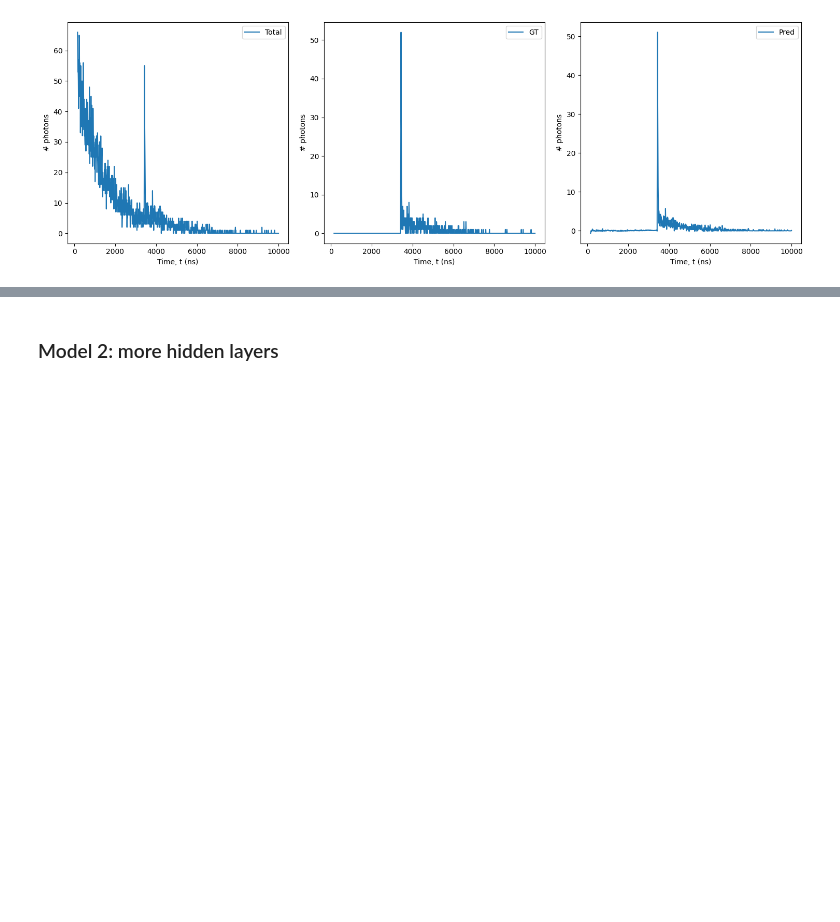
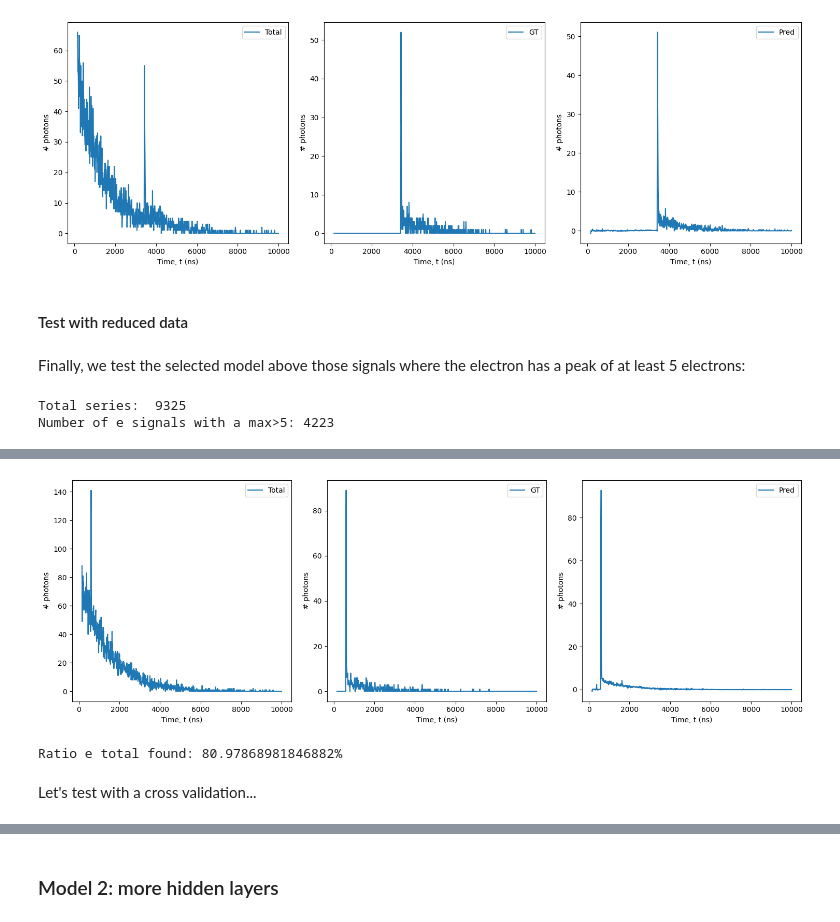
Before and after one commit to JaviGamero/LArTPC_Calibration, a Jupyter notebook: scripts/python/signalDecompose/DL_Algorithms.ipynb, the cells around one changed output, grey strips where cells are left out. Drawn from its saved outputs; the diff is of its cells as text; code cells hidden in the pictures; blank space fills up the shorter version.

Commit message:
Test with data reduced

```diff
--- a/scripts/python/signalDecompose/DL_Algorithms.ipynb
+++ b/scripts/python/signalDecompose/DL_Algorithms.ipynb
@@ -306,7 +306,8 @@ Function to test a model:
 # %%
 def testModel(model, history, X_test, y_test):
 
-    NN_trainPlot(history)
+    if history!=None:
+        NN_trainPlot(history)
 
     y_pred = model.predict(X_test)
     y_pred = y_pred[:,:,0] # adjust to (n_samples, n_timesteps)
@@ -656,3 +660,30 @@ v = [X_test[i,:,0], y_test[i,:], np.array(y_pred[i,:])]
 plotSignals(t, v, ['Total', 'GT', 'Pred'], sep='True', figsize=(15,5))
 # %% [output]
 [figure]
+# %% [markdown]
+#### Test with reduced data
+# %% [markdown]
+Finally, we test the selected model above those signals where the electron has
+a peak of at least 5 electrons:
+# %%
+max_photons = 5
+max_values = e_signals.max(axis=1)
+
+mask = max_values > max_photons # True those with a maximum > max_photons
+e_idxs = mask[mask==True].index.values
+
+print('Total series: ', e_signals.shape[0])
+print('Number of e signals with a max>{0}: {1}'.format(max_photons, e_idxs.shape[0]))
+# %% [output]
+Total series:  9325
+Number of e signals with a max>5: 4223
+# %%
+Xf = np.array(signals.loc[e_idxs, t_idx].values)
+yf = np.array(e_signals.loc[e_idxs, t_idx].values)
+
+Xf_train, Xf_test, yf_train, yf_test = train_test_split(Xf, yf,
+                                                    test_size=0.3,
+                                                    random_state=2023)
+# %%
+testModel(model, None, Xf_test[:,:,np.newaxis].astype('float64'), yf_test)
+# %% [output]
@@ -658,0 +691,4 @@ plotSignals(t, v, ['Total', 'GT', 'Pred'], sep='True', figsize=(15,5))
+[figure, added]
+Ratio e total found: 80.97868981846882%
+# %% [markdown]
+Let's test with a cross validation...
```
Also changed, not shown: parts of 5 cells of this notebook.
